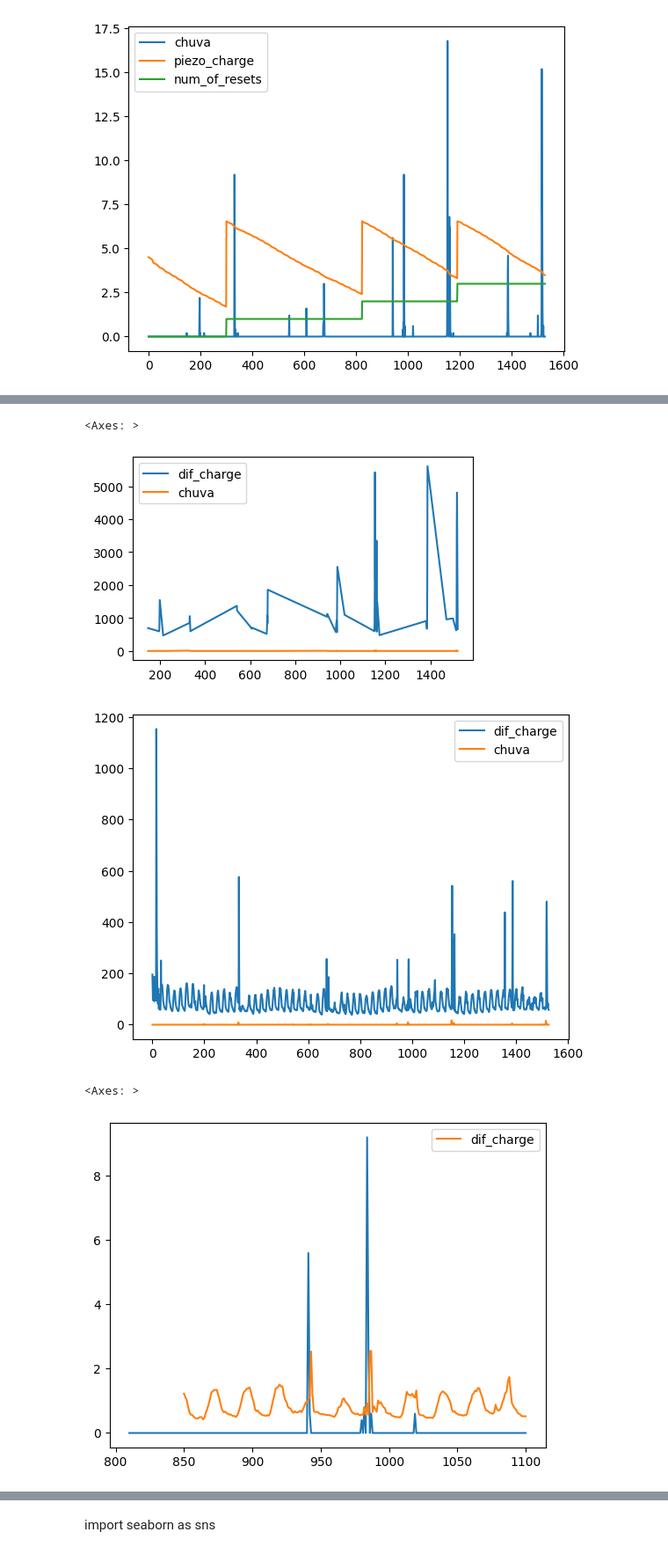
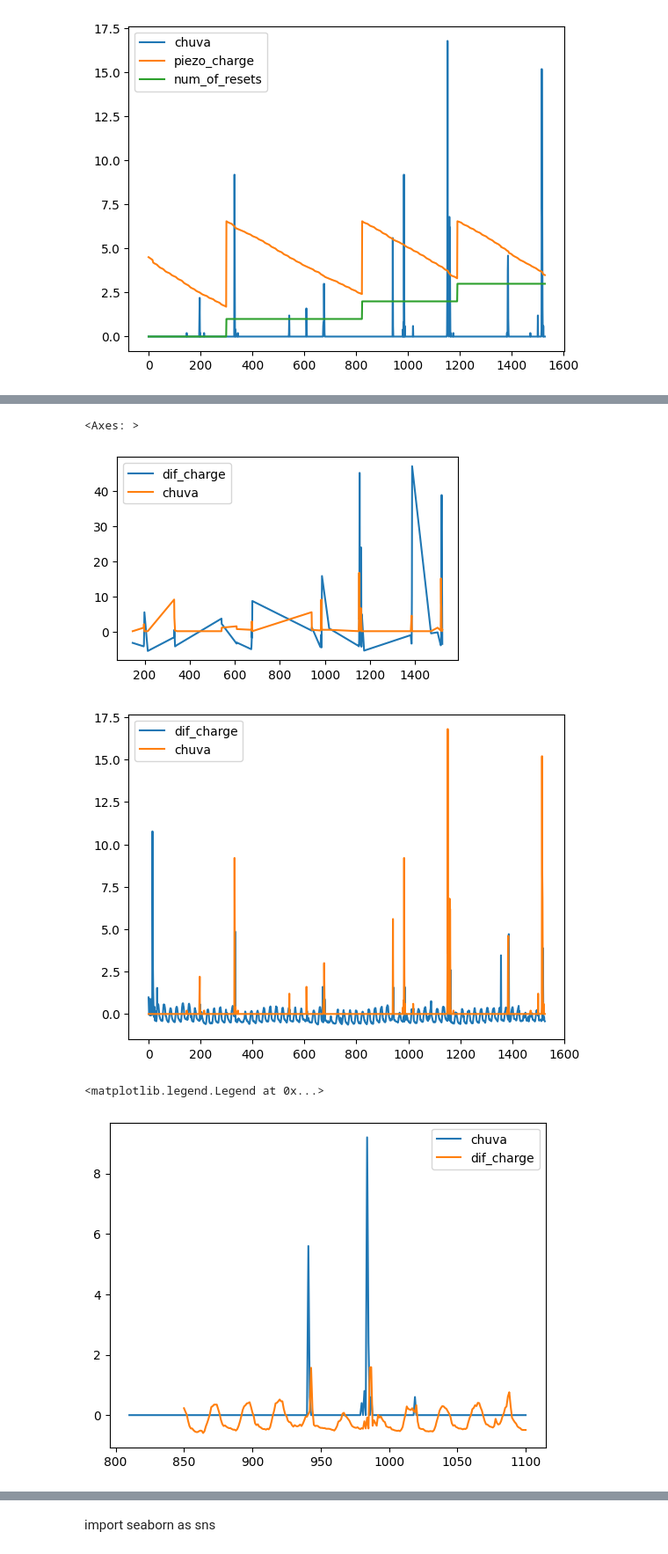
Before and after one commit to FollowingTheRabbit/Rain, a Jupyter notebook: src/analyse.ipynb, the cells around one changed output, grey strips where cells are left out. Shown: that part at 88% size. Drawn from its saved outputs; the diff is of its cells as text; code cells hidden in the pictures.

```diff
--- a/src/analyse.ipynb
+++ b/src/analyse.ipynb
@@ -115,7 +115,7 @@ rms = np.sqrt(dados_df.groupby('num_of_resets').dif_charge.apply(lambda x: x**2)
 #dados_df['dif_charge'] = dados_df.dif_charge.apply(np.log)
 dados_df.dropna(inplace=True)
 #dados_df['dif_charge'] = (100*dados_df['dif_charge']/dados_df['piezo_charge'])#.apply(np.log).apply(np.abs)
-dados_df['dif_charge'] = (100*dados_df['dif_charge']/rms)#.apply(np.log).apply(np.abs)
+dados_df['dif_charge'] = (dados_df['dif_charge']-rms)/100#.apply(np.log).apply(np.abs)
 #aux = dados_df[dados_df.num_of_resets.eq(1)]
 #aux.piezo_charge.diff(-1)
 # %%
@@ -151,15 +148,16 @@ ax2 = (dados_df[['dif_charge']]).plot()
 (dados_df[['chuva']]).plot(ax=ax2)
 # %% [output]
 <Axes: >
-[figure, old version]
+[figure, new version]
-[figure, old version]
+[figure, new version]
 # %%
-ax = dados_df.loc[810:1100].chuva.plot()
-(dados_df.loc[850:1100,['dif_charge']]/100).plot(ax=ax)
+ax = dados_df.loc[810:1100].chuva.plot(label='chuva')
+(dados_df.loc[850:1100,['dif_charge']]).plot(ax=ax)
 #dados_df.loc[810:1100].plot(kind='line',x='piezo_charge', y='chuva')
+plt.legend()
 # %% [output]
-<Axes: >
+<matplotlib.legend.Legend at 0x...>
-[figure, old version]
+[figure, new version]
 # %%
 dados_df[['piezo_temperature','air_temperature_100']]
 dados_df['dif_temp'] = dados_df['air_temperature_100'] - dados_df['piezo_temperature'].astype(float)
```
Also changed, not shown: parts of 27 cells of this notebook.
